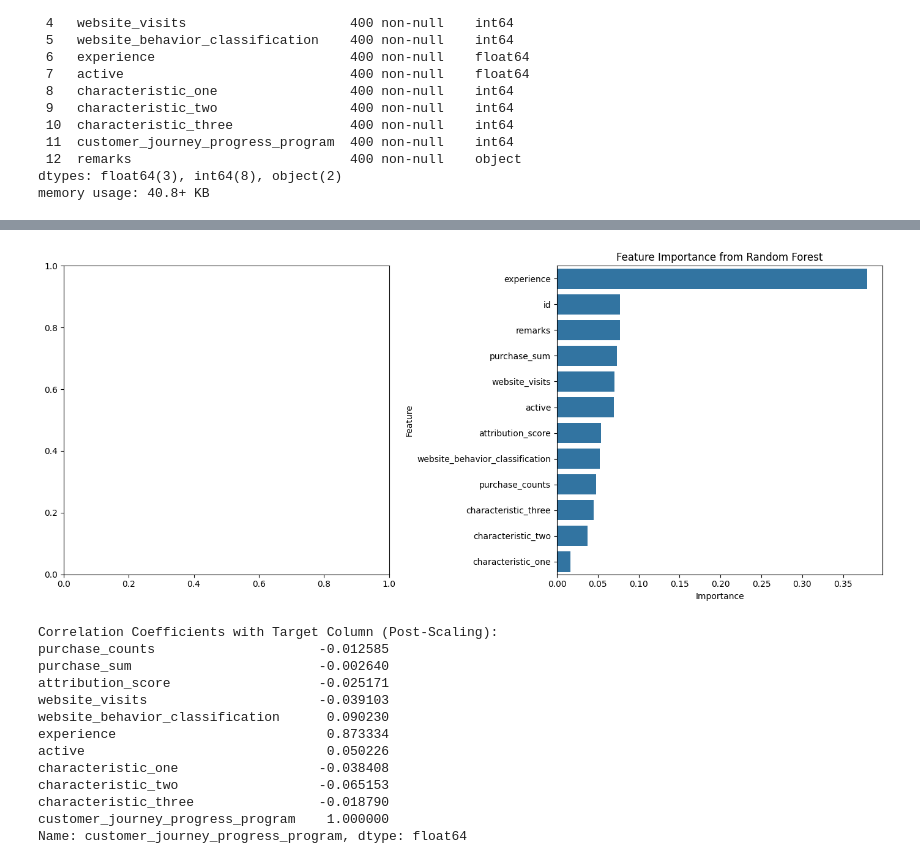
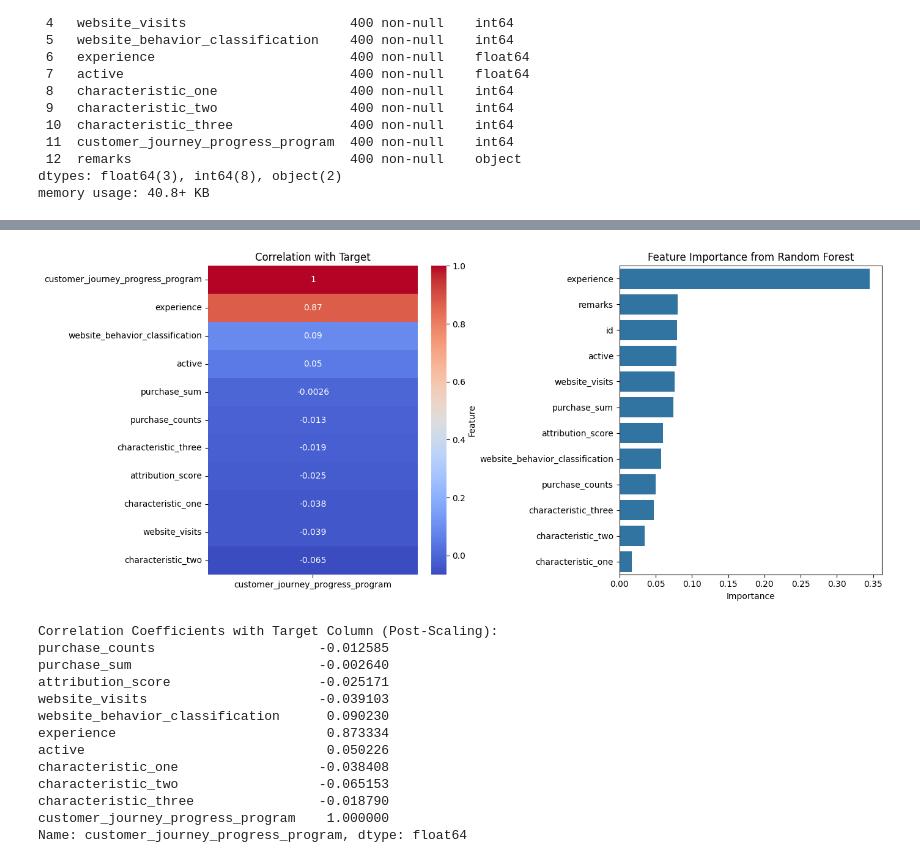
Before and after one commit to jacobcarson/Case-Study-1-Customer-Insights, a Jupyter notebook: CustomerInsights/prototype.ipynb, the cells around one changed output, grey strips where cells are left out. Cells and saved outputs as stored; diff of their text form; code cells hidden in the pictures.

```diff
--- a/CustomerInsights/prototype.ipynb
+++ b/CustomerInsights/prototype.ipynb
@@ -4,5 +4,6 @@ import numpy as np
 import seaborn as sns
 from matplotlib.pyplot import matplotlib as mp
 # %%
-data = pd.read_csv("C:\\Users\\jacob\\Documents\\Projects\\Claudio Case Studies\\Case #1\\Data\\Ex_Files_Customer_Insights_Tools_Analysis\\Exercise Files\\data\\ci-data.csv")
+# data importing from local file
+data = pd.read_csv(r"C:\Users\jacob\Documents\Projects\Claudio Case Studies\Case #1\Case-Study-1-Customer-Insights\Data\Ex_Files_Customer_Insights_Tools_Analysis\Exercise Files\data\ci-data.csv")
 # %%
@@ -122,41 +142,50 @@ from sklearn.preprocessing import LabelEncoder
 from sklearn.inspection import permutation_importance
 
 def feature_importance(df, target_column):
+    # Ensure the target column exists
+    if target_column not in df.columns:
+        raise KeyError(f"Target column '{target_column}' not found in the DataFrame.")
 
+    # Separate features (X) and target (y)
     X = df.drop(columns=[target_column])
     y = df[target_column]
 
-    if target_column not in df.columns:
-        raise KeyError(f"Target column '{target_column}' not found in the DataFrame.")
-
+    # Encode categorical features in X
     if X.select_dtypes(include=[object]).shape[1] > 0:
         for col in X.select_dtypes(include=[object]).columns:
             X[col] = LabelEncoder().fit_transform(X[col].astype(str))
 
+    # Encode target column if it's categorical
     if y.dtypes == 'object':
         y = LabelEncoder().fit_transform(y)
 
-    numeric_X = X.select_dtypes(include=[np.number])
-    if not numeric_X.empty:
-        correlation_matrix = numeric_X.corr()
-        if target_column in numeric_X.columns:
+    # Compute correlation matrix for numeric columns, including the target
+    numeric_df = df.select_dtypes(include=[np.number])
+    if not numeric_df.empty:
+        correlation_matrix = numeric_df.corr()
+        if target_column in correlation_matrix.columns:
+            # Print correlation coefficients for features with the target
             feature_correlation = correlation_matrix[target_column].sort_values(ascending=False)
             print("\nCorrelation Coefficients with Target Column:")
             print(feature_correlation)
         else:
-            print("\nNo numeric correlation data found for the target column.")
+            print("\nTarget column is not numeric, skipping correlation heatmap.")
     else:
         print("\nNo numeric columns found for correlation matrix.")
 
-    if y.nunique() <= 20:
+    # Select appropriate Random Forest model based on the target type (classification or regression)
+    if y.nunique() <= 20:  # If the target has few unique values, treat it as categorical
         model = RandomForestClassifier(n_estimators=100)
     else:
         model = RandomForestRegressor(n_estimators=100)
 
+    # Split the data into training and testing sets
     X_train, X_test, y_train, y_test = train_test_split(X, y, test_size=0.2, random_state=42)
 
+    # Train the Random Forest model
     model.fit(X_train, y_train)
 
+    # Compute feature importance from the trained model
     feature_importances = model.feature_importances_
     feature_importance_df = pd.DataFrame({
         'Feature': X.columns,
@@ -166,6 +195,7 @@ def feature_importance(df, target_column):
     print("\nFeature Importance (from Model):")
     print(feature_importance_df)
 
+    # Compute permutation importance
     result = permutation_importance(model, X_test, y_test, n_repeats=10, random_state=42, n_jobs=-1)
     perm_importance_df = pd.DataFrame({
         'Feature': X.columns,
@@ -175,20 +205,29 @@ def feature_importance(df, target_column):
     print("\nPermutation Importance:")
     print(perm_importance_df)
 
+    # Plotting results
     fig, axes = plt.subplots(1, 2, figsize=(14, 6))
 
-    if not numeric_X.empty and target_column in numeric_X.columns:
-        sns.heatmap(correlation_matrix[target_column].to_frame().sort_values(by=target_column, ascending=False), annot=True, cmap='coolwarm', ax=axes[0])
+    # Plot correlation heatmap for numeric features (if valid)
+    if not numeric_df.empty and target_column in correlation_matrix.columns:
+        sns.heatmap(
+            correlation_matrix[[target_column]].sort_values(by=target_column, ascending=False),
+            annot=True, cmap='coolwarm', ax=axes[0]
+        )
         axes[0].set_title('Correlation with Target')
     else:
-        print("\nNo valid numeric data for correlation heatmap.")
+        axes[0].axis('off')  # Disable heatmap axis if no valid data
+        axes[0].set_title("No Correlation Heatmap Available")
 
+    # Plot feature importance bar chart
     sns.barplot(x='Importance', y='Feature', data=feature_importance_df, ax=axes[1])
     axes[1].set_title('Feature Importance from Random Forest')
 
     plt.tight_layout()
     plt.show()
 
+
 target_column = 'customer_journey_progress_program'
+
 feature_importance(data, target_column)
 # %% [output]
@@ -212,4 +251,4 @@ No valid numeric data for correlation heatmap.
-[figure, old version]
+[figure, new version]
 # %%
 import pandas as pd
 import seaborn as sns
```
Also changed, not shown: parts of 9 cells of this notebook, 2 other files.
